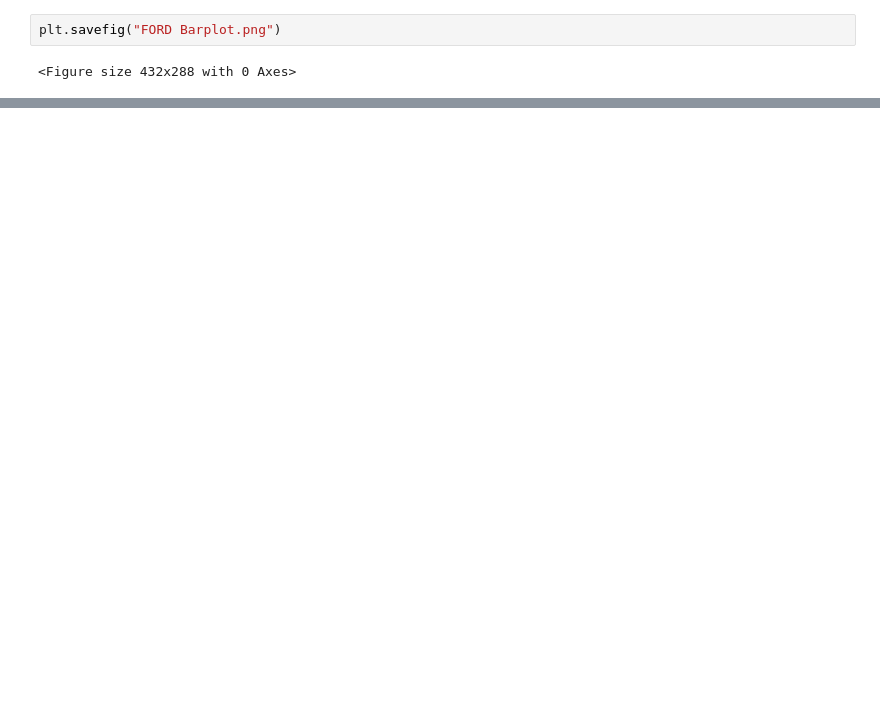
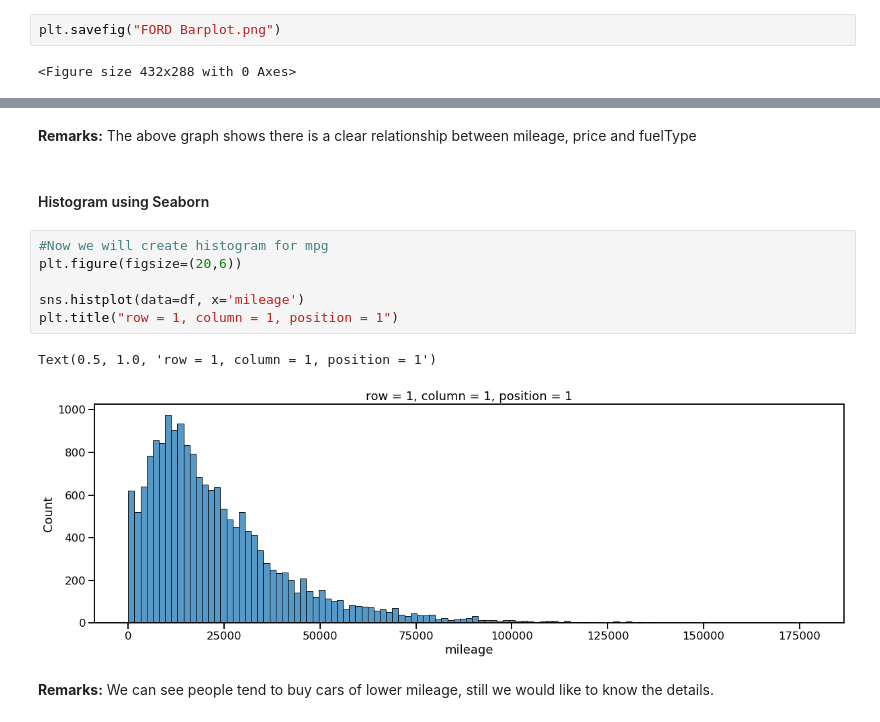
Before and after one commit to mdsaifulislam165/ford_used_car_analysis, a Jupyter notebook: ford_used_car_EDA.ipynb, the cells around one changed output, grey strips where cells are left out. Saved outputs shown, nothing was run; the diff lists cells and outputs as text; blank space fills up the shorter version.

```diff
--- a/ford_used_car_EDA.ipynb
+++ b/ford_used_car_EDA.ipynb
@@ -380,0 +438,15 @@ plt.savefig("FORD Barplot.png")
+# %% [markdown]
+**Remarks:** The above graph shows there is a clear relationship between mileage, price and fuelType
+# %% [markdown]
+#### Histogram using Seaborn
+# %%
+#Now we will create histogram for mpg
+plt.figure(figsize=(20,6))
+
+sns.histplot(data=df, x='mileage')
+plt.title("row = 1, column = 1, position = 1")
+# %% [output]
+Text(0.5, 1.0, 'row = 1, column = 1, position = 1')
+[figure, added]
+# %% [markdown]
+**Remarks:** We can see people tend to buy cars of lower mileage, still we would like to know the details.
```
Also changed, not shown: parts of 25 cells of this notebook.
